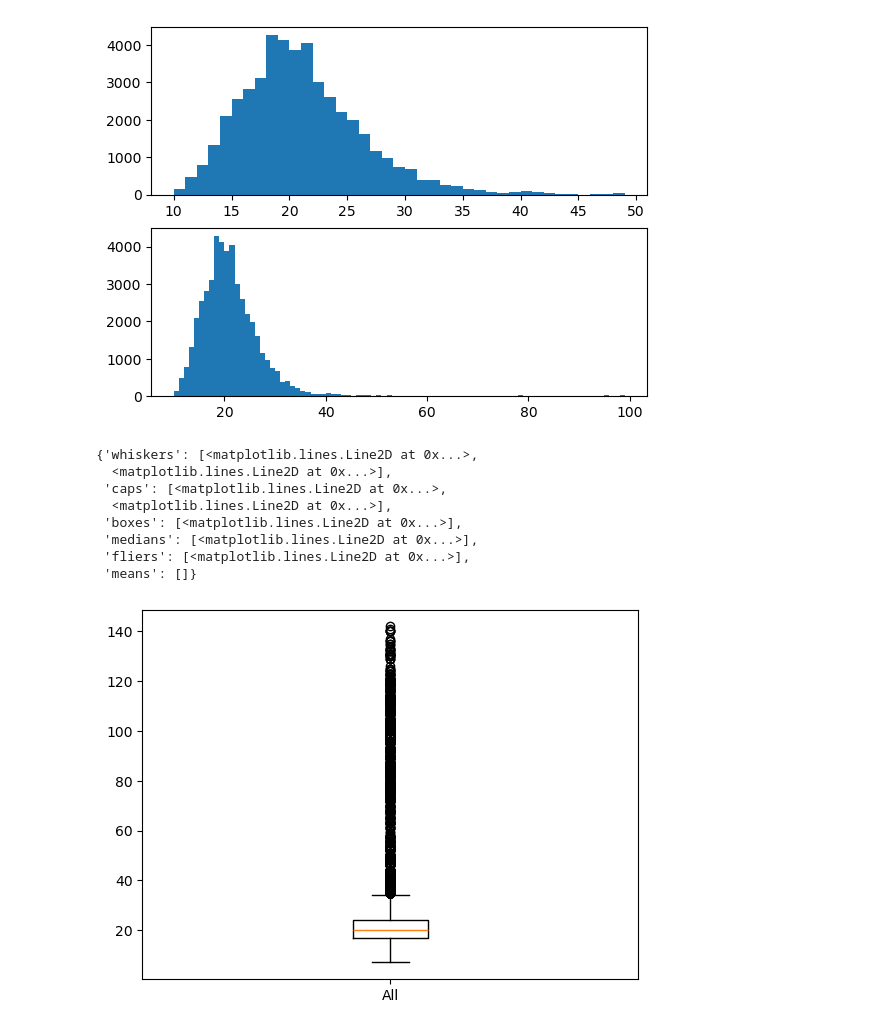
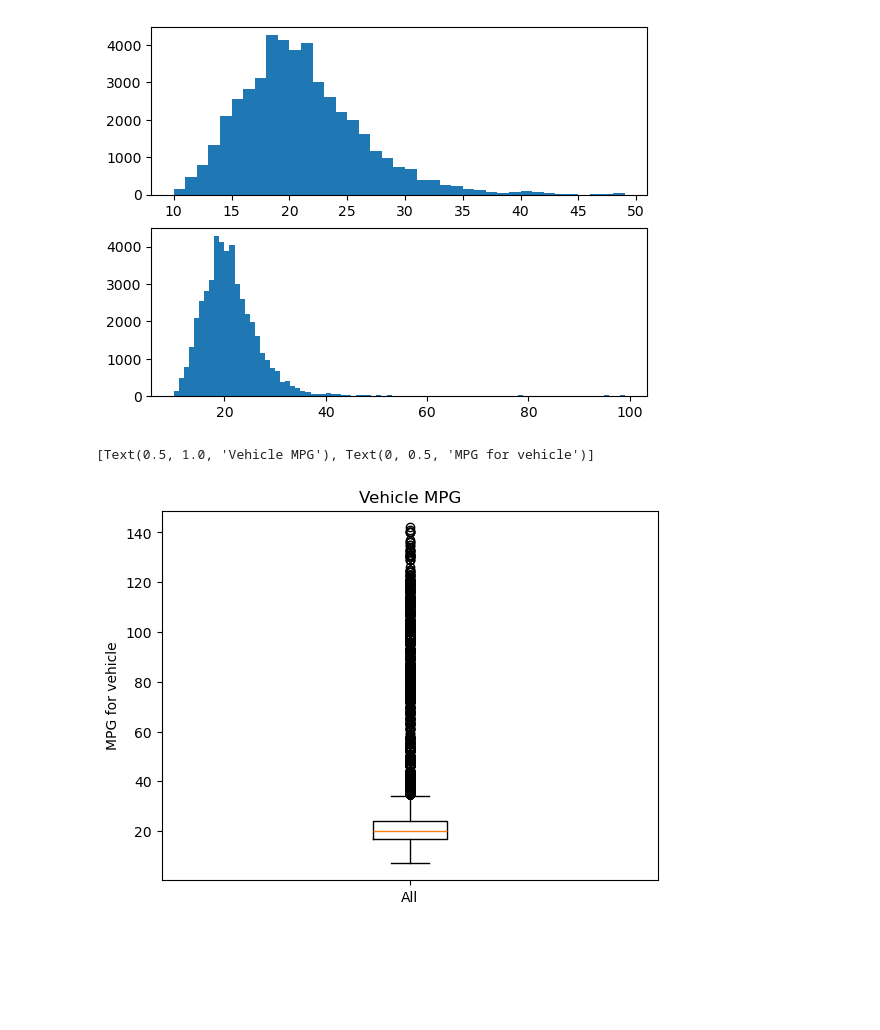
Before and after one commit to BeziKaviani/data-science-ml-learning-path, a Jupyter notebook: 04-data-visualization/visuallization.ipynb, the cells around one changed output. Drawn from its saved outputs; the diff is of its cells as text; code cells hidden in the pictures; blank space fills up the shorter version.

```diff
--- a/04-data-visualization/visuallization.ipynb
+++ b/04-data-visualization/visuallization.ipynb
@@ -127,13 +127,7 @@ ax[1].hist(df["comb08"], range(10,100))
 # %%
 fig , ax = plt.subplots()
 ax.boxplot(df["comb08"], labels=["All"])
+ax.set(title="Vehicle MPG", ylabel="MPG for vehicle")
 # %% [output]
-{'whiskers': [<matplotlib.lines.Line2D at 0x...>,
-  <matplotlib.lines.Line2D at 0x...>],
- 'caps': [<matplotlib.lines.Line2D at 0x...>,
-  <matplotlib.lines.Line2D at 0x...>],
- 'boxes': [<matplotlib.lines.Line2D at 0x...>],
- 'medians': [<matplotlib.lines.Line2D at 0x...>],
- 'fliers': [<matplotlib.lines.Line2D at 0x...>],
- 'means': []}
+[Text(0.5, 1.0, 'Vehicle MPG'), Text(0, 0.5, 'MPG for vehicle')]
-[figure, old version]
+[figure, new version]
```
Also changed, not shown: parts of 1 cell of this notebook.
